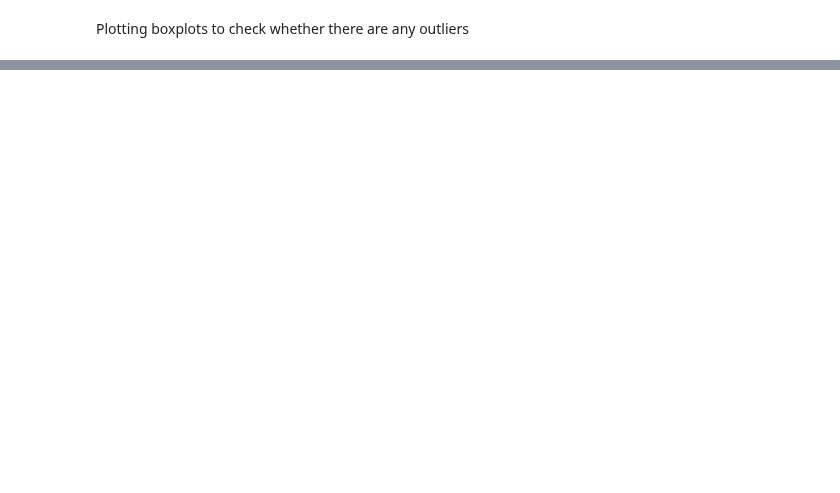
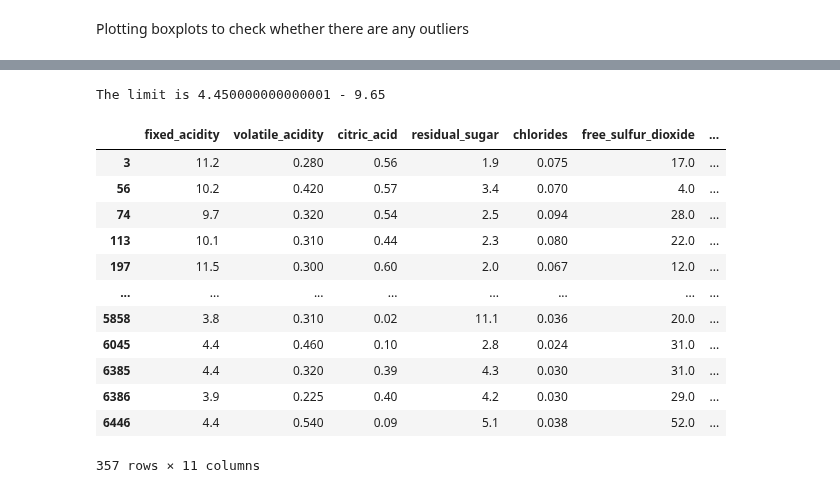
Before and after one commit to Hr15h1/AI_semII, a Jupyter notebook: program9.ipynb, the cells around one changed output, grey strips where cells are left out. Saved outputs shown, nothing was run; the diff lists cells and outputs as text; code cells hidden in the pictures; blank space fills up the shorter version.

```diff
--- a/program9.ipynb
+++ b/program9.ipynb
@@ -86,0 +111,27 @@ for column in wq_X.columns:
+# %%
+q1 = wq_X['fixed_acidity'].quantile(0.25)
+q3 = wq_X['fixed_acidity'].quantile(0.75)
+iqr = q3 - q1
+
+upper_limit = q3 + (1.5 * iqr)
+lower_limit = q1 - (1.5 * iqr)
+
+print(f"The limit is { lower_limit } - {upper_limit} ")
+# %% [output]
+The limit is 4.450000000000001 - 9.65
+# %%
+wq_X.loc[(wq_X['fixed_acidity'] > upper_limit) | (wq_X['fixed_acidity'] < lower_limit)]
+# %% [output]
+|  | fixed_acidity | volatile_acidity | citric_acid | residual_sugar | chlorides | free_sulfur_dioxide | ... |
+| 3 | 11.2 | 0.280 | 0.56 | 1.9 | 0.075 | 17.0 | ... |
+| 56 | 10.2 | 0.420 | 0.57 | 3.4 | 0.070 | 4.0 | ... |
+| 74 | 9.7 | 0.320 | 0.54 | 2.5 | 0.094 | 28.0 | ... |
+| 113 | 10.1 | 0.310 | 0.44 | 2.3 | 0.080 | 22.0 | ... |
+| 197 | 11.5 | 0.300 | 0.60 | 2.0 | 0.067 | 12.0 | ... |
+| ... | ... | ... | ... | ... | ... | ... | ... |
+| 5858 | 3.8 | 0.310 | 0.02 | 11.1 | 0.036 | 20.0 | ... |
+| 6045 | 4.4 | 0.460 | 0.10 | 2.8 | 0.024 | 31.0 | ... |
+| 6385 | 4.4 | 0.320 | 0.39 | 4.3 | 0.030 | 31.0 | ... |
+| 6386 | 3.9 | 0.225 | 0.40 | 4.2 | 0.030 | 29.0 | ... |
+| 6446 | 4.4 | 0.540 | 0.09 | 5.1 | 0.038 | 52.0 | ... |
+357 rows × 11 columns
```
Also changed, not shown: parts of 3 cells of this notebook.
